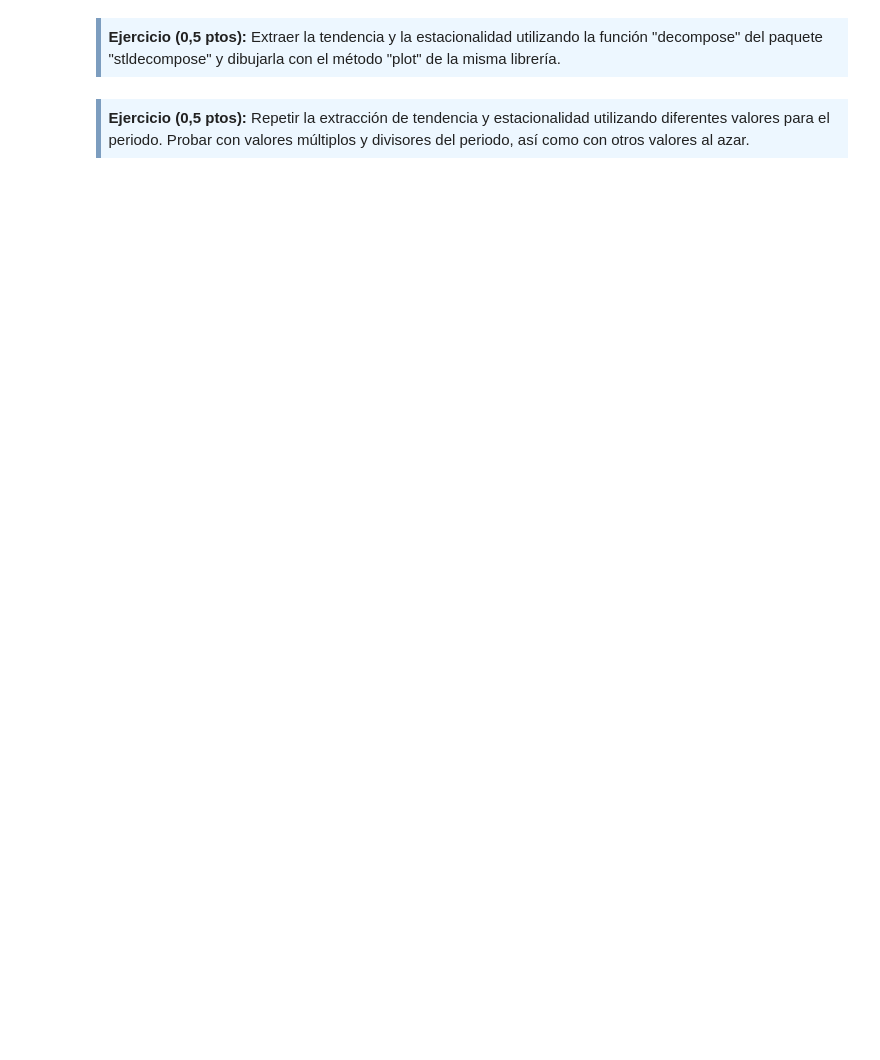
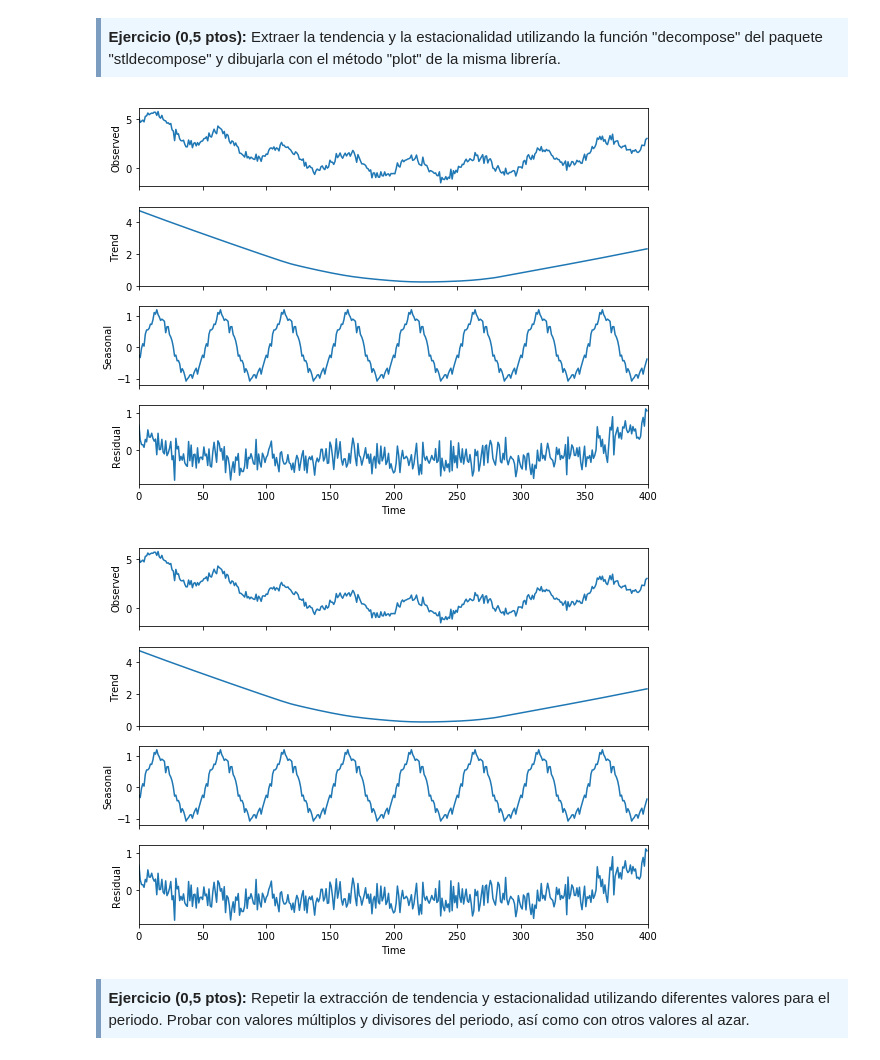
Before and after one commit to Gonmeso/UOC_Deep_Learning, a Jupyter notebook: PEC03/20182_M2.875_PEC3-Entrega_Gmellizo-soto.ipynb, the cells around one changed output. Drawn from its saved outputs; the diff is of its cells as text; code cells hidden in the pictures; blank space fills up the shorter version.

```diff
--- a/PEC03/20182_M2.875_PEC3-Entrega_Gmellizo-soto.ipynb
+++ b/PEC03/20182_M2.875_PEC3-Entrega_Gmellizo-soto.ipynb
@@ -74,6 +96,12 @@ BONUS: Otras formas de eliminar tendencia y estacionalidad, pros y contras.
 <div style="background-color: #EDF7FF; border-color: #7C9DBF; border-left: 5px solid #7C9DBF; padding: 0.5em;">
 <strong>Ejercicio (0,5 ptos):</strong> Extraer la tendencia y la estacionalidad utilizando la función "decompose" del paquete "stldecompose" y dibujarla con el método "plot" de la misma librería.
 </div>
+# %%
+dec = decompose(serie, period=int(periodo))
+dec.plot()
+# %% [output]
+[figure, added]
+[figure, added]
 # %% [markdown]
 <div style="background-color: #EDF7FF; border-color: #7C9DBF; border-left: 5px solid #7C9DBF; padding: 0.5em;">
 <strong>Ejercicio (0,5 ptos):</strong> Repetir la extracción de tendencia y estacionalidad utilizando diferentes valores para el periodo. Probar con valores múltiplos y divisores del periodo, así como con otros valores al azar.
```
Also changed, not shown: parts of 32 cells of this notebook, 1 other file.
